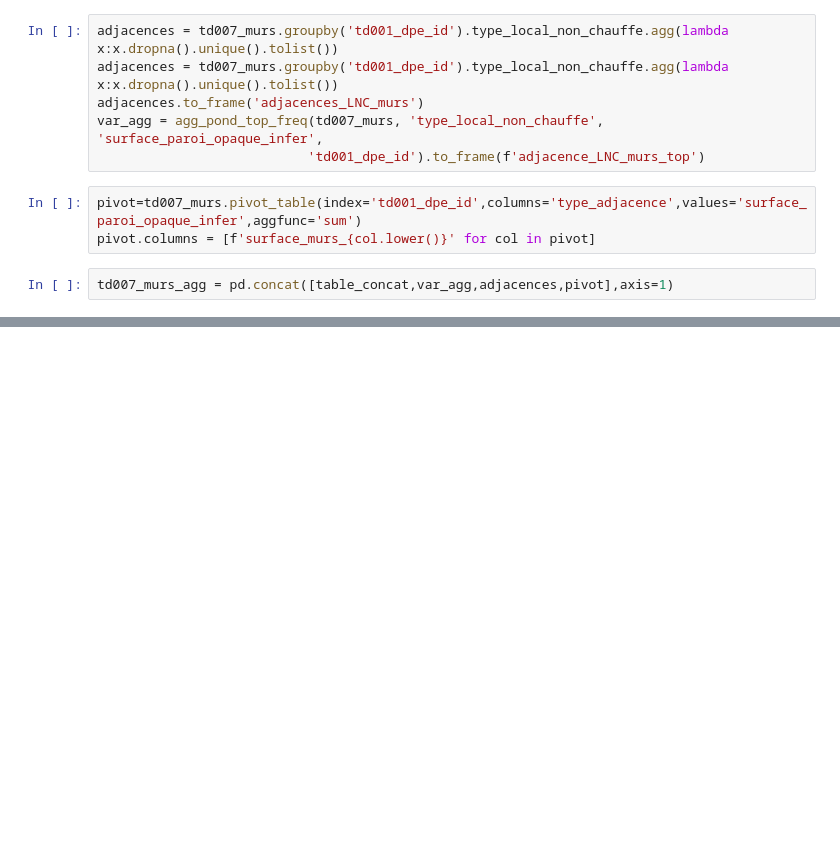
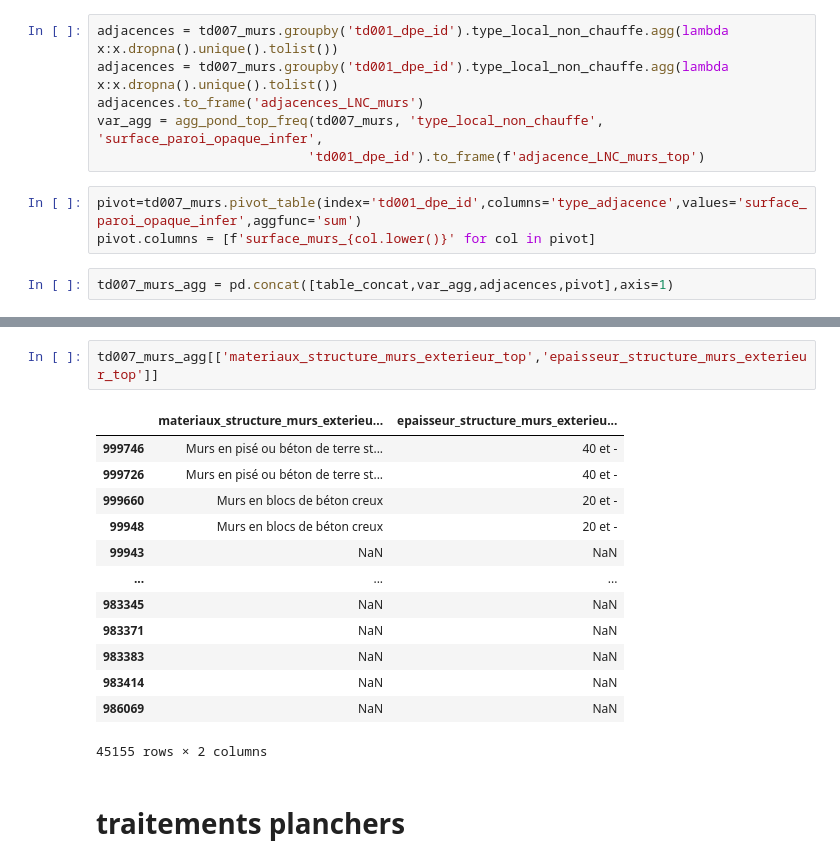
Before and after one commit to etalab/de-dpe-processing, a Jupyter notebook: data_processing_cstb/traitement_donnees_metier/dev.ipynb, the cells around one changed output, grey strips where cells are left out. Cells and saved outputs as stored; diff of their text form; blank space fills up the shorter version.

```diff
--- a/data_processing_cstb/traitement_donnees_metier/dev.ipynb
+++ b/data_processing_cstb/traitement_donnees_metier/dev.ipynb
@@ -670,0 +400,18 @@ td001_enveloppe_agg
+# %%
+td007_murs_agg[['materiaux_structure_murs_exterieur_top','epaisseur_structure_murs_exterieur_top']]
+# %% [output]
+|  | materiaux_structure_murs_exterieu... | epaisseur_structure_murs_exterieu... |
+| 999746 | Murs en pisé ou béton de terre st... | 40 et - |
+| 999726 | Murs en pisé ou béton de terre st... | 40 et - |
+| 999660 | Murs en blocs de béton creux | 20 et - |
+| 99948 | Murs en blocs de béton creux | 20 et - |
+| 99943 | NaN | NaN |
+| ... | ... | ... |
+| 983345 | NaN | NaN |
+| 983371 | NaN | NaN |
+| 983383 | NaN | NaN |
+| 983414 | NaN | NaN |
+| 986069 | NaN | NaN |
+45155 rows × 2 columns
+# %% [markdown]
+# traitements planchers
```
Also changed, not shown: parts of 34 cells of this notebook, 2 other files.
